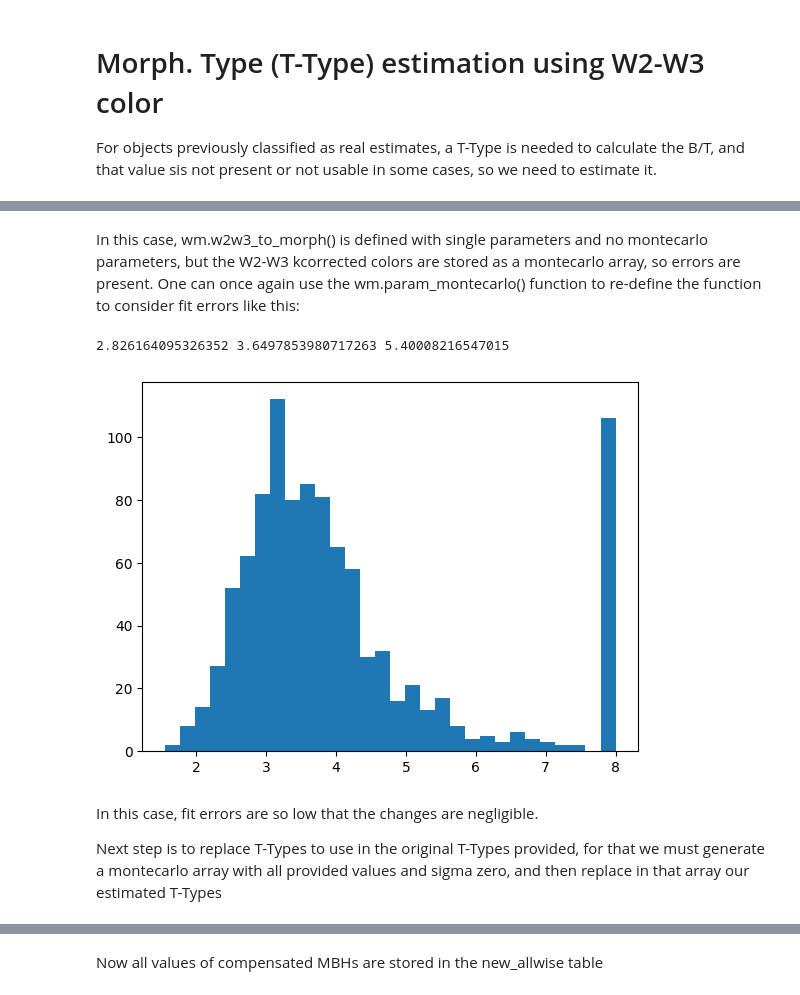
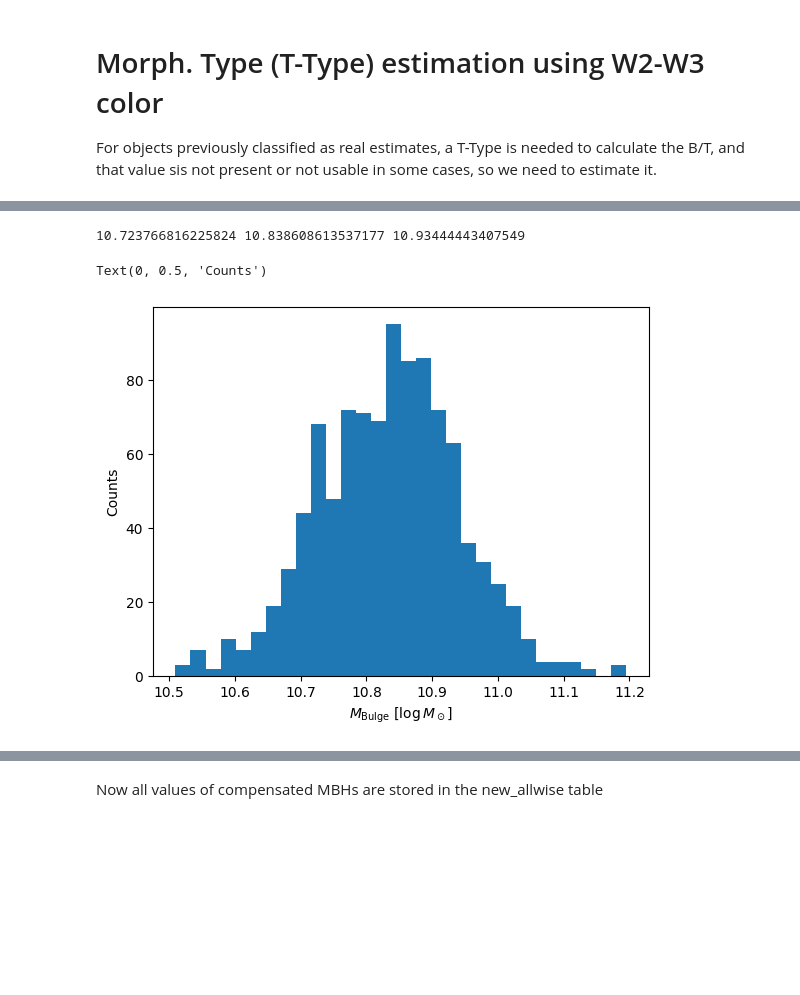
Before and after one commit to joacoh/wise2mbh, a Jupyter notebook: notebooks/pipeline_tutorial.ipynb, the cells around one changed output, grey strips where cells are left out. Saved outputs shown, nothing was run; the diff lists cells and outputs as text; code cells hidden in the pictures; blank space fills up the shorter version.

Commit message:
New tutorials ready!

```diff
--- a/notebooks/pipeline_tutorial.ipynb
+++ b/notebooks/pipeline_tutorial.ipynb
@@ -453,3 +412,12 @@ new_allwise['BT'] = np.where(new_allwise_uplim_cond,1, new_allwise['BT'])
+# %%
+w1w2_for_agn = allwise['W1-W2_obs']
+w1w2_for_agn[w1w2_for_agn>1.2] = 1.2
+w1w2_for_agn[w1w2_for_agn<0.5] = 0.5
+
+agn_frac_dirty = wm.agn_fraction(w1w2_for_agn)
+agn_frac_ready = np.where(allwise_estim_cond, 1, agn_frac_dirty)
+
+allwise['AGN_FRACTION'] = agn_frac_ready
 # %% [markdown]
 # Morph. Type (T-Type) estimation using W2-W3 color
 
@@ -460,0 +441,13 @@ new_t_value = wm.w2w3_to_morph(w2w3_to_use)
+# %%
+id_test = 1
+
+plt.hist(t_value_dist[id_test],bins=30)
+
+nominal = np.median(t_value_dist[id_test])
+sigma_down = np.percentile(t_value_dist[id_test],16)
+sigma_top = np.percentile(t_value_dist[id_test],84)
+
+print(sigma_down, nominal, sigma_top)
+
+plt.xlabel(r'T [Hubble Type]')
+plt.ylabel('Counts')
@@ -461 +460,13 @@ new_t_value = wm.w2w3_to_morph(w2w3_to_use)
+# %%
+allwise['BT'] = no_data
+allwise['BT'] = np.where(allwise_uplim_cond,1, allwise['BT'])
+
+bulge_frac = wm.morph_to_bulge_ratio(t_value_dist)                                               #Bulge fractions are calculated for noQSO using the T value
+allwise['BT'] = np.where(allwise_estim_cond, np.median(bulge_frac, axis=1), allwise['BT'])
+
+bf_all = wm.array_montecarlo(np.ones(len(allwise)), np.zeros(len(allwise)), n=mc_size)    #Bulge ratios are overwritten and its median is saved
+bf_all[allwise_estim_cond] = bulge_frac[allwise_estim_cond]
+
+log_bm = np.log10(bf_all) + log_sm                                  #Bulge mass is calculated with Stellar mass
+log_sm_agn_cleaned = np.log10(allwise['AGN_FRACTION'])[:,None] + log_bm
 # %%
@@ -472,2 +486,0 @@ print(sigma_down, nominal, sigma_top)
-# %% [markdown]
-In this case, wm.w2w3_to_morph() is defined with single parameters and no montecarlo parameters, but the W2-W3 kcorrected colors are stored as a montecarlo array, so errors are present. One can once again use the wm.param_montecarlo() function to re-define the function to consider fit errors like this:
@@ -490,15 +487,15 @@ new_t_value_uncertain = wm.w2w3_to_morph(w2w3_to_use)
 # %%
-plt.hist(new_t_value_uncertain[0],bins=30)
+plt.hist(log_bm[id_test],bins=30)
 
-nominal = np.median(new_t_value_uncertain[0])
-sigma_down = np.percentile(new_t_value_uncertain[0],16)
-sigma_top = np.percentile(new_t_value_uncertain[0],84)
+nominal = np.median(log_bm[id_test])
+sigma_down = np.percentile(log_bm[id_test],16)
+sigma_top = np.percentile(log_bm[id_test],84)
 
 print(sigma_down, nominal, sigma_top)
+
+plt.xlabel(r'$M_{\rm Bulge}$ [$\log M_\odot$]')
+plt.ylabel('Counts')
 # %% [output]
-2.826164095326352 3.6497853980717263 5.40008216547015
+10.723766816225824 10.838608613537177 10.93444443407549
+Text(0, 0.5, 'Counts')
-[figure, old version]
+[figure, new version]
-# %% [markdown]
-In this case, fit errors are so low that the changes are negligible.
-
-Next step is to replace T-Types to use in the original T-Types provided, for that we must generate a montecarlo array with all provided values and sigma zero, and then replace in that array our estimated T-Types
```
Also changed, not shown: parts of 65 cells of this notebook, 2 other files.
